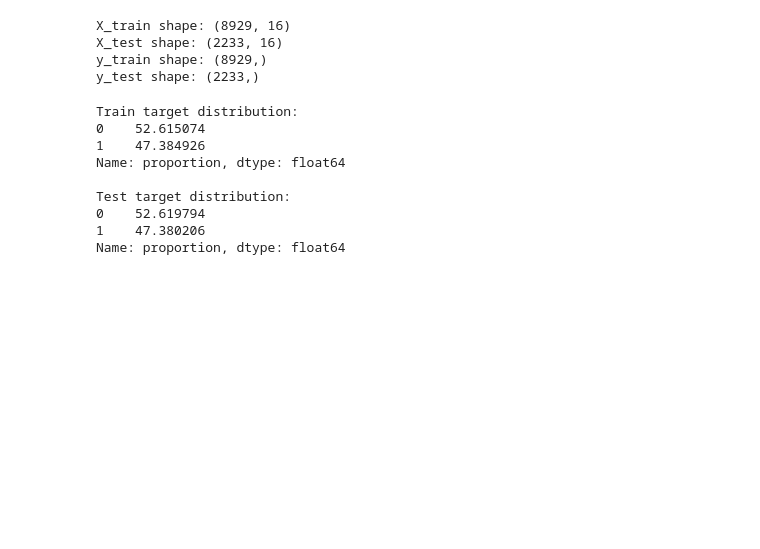
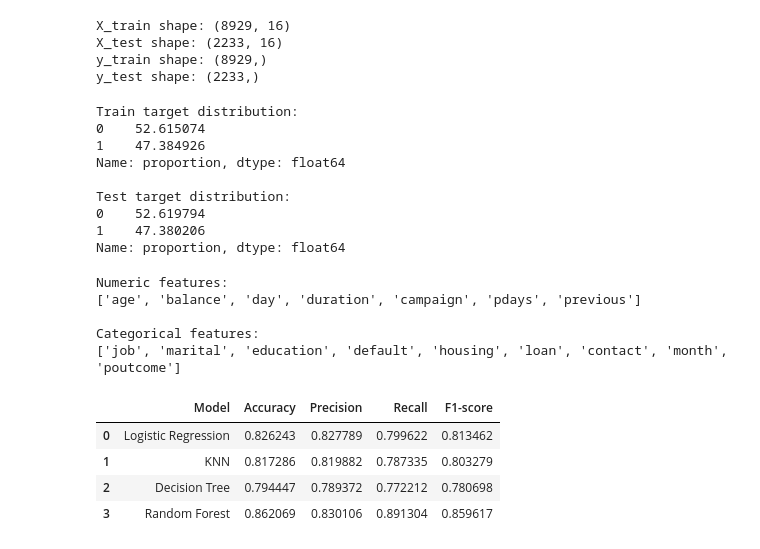
Before and after one commit to erze-haziri/bank-term-deposit-prediction, a Jupyter notebook: bank_term_deposit_analysis.ipynb, the cells around one changed output. Cells and saved outputs as stored; diff of their text form; code cells hidden in the pictures; blank space fills up the shorter version.

```diff
--- a/bank_term_deposit_analysis.ipynb
+++ b/bank_term_deposit_analysis.ipynb
@@ -255,3 +255,28 @@ Test target distribution:
 0    52.619794
 1    47.380206
 Name: proportion, dtype: float64
+# %%
+from sklearn.compose import ColumnTransformer
+from sklearn.preprocessing import OneHotEncoder, StandardScaler
+
+numeric_features = X.select_dtypes(include=["int64", "float64"]).columns
+categorical_features = X.select_dtypes(include=["object"]).columns
+
+preprocessor = ColumnTransformer(
+    transformers=[
+        ("num", StandardScaler(), numeric_features),
+        ("cat", OneHotEncoder(handle_unknown="ignore"), categorical_features)
+    ]
+)
+
+print("Numeric features:")
+print(list(numeric_features))
+
+print("\nCategorical features:")
+print(list(categorical_features))
+# %% [output]
+Numeric features:
+['age', 'balance', 'day', 'duration', 'campaign', 'pdays', 'previous']
+
+Categorical features:
+['job', 'marital', 'education', 'default', 'housing', 'loan', 'contact', 'month', 'poutcome']
@@ -257,0 +298,31 @@ Name: proportion, dtype: float64
+# %%
+baseline_results = []
+baseline_pipelines = {}
+
+for name, model in baseline_models.items():
+    pipeline = Pipeline(steps=[
+        ("preprocessor", preprocessor),
+        ("classifier", model)
+    ])
+
+    pipeline.fit(X_train, y_train)
+    y_pred = pipeline.predict(X_test)
+
+    baseline_pipelines[name] = pipeline
+
+    baseline_results.append({
+        "Model": name,
+        "Accuracy": accuracy_score(y_test, y_pred),
+        "Precision": precision_score(y_test, y_pred),
+        "Recall": recall_score(y_test, y_pred),
+        "F1-score": f1_score(y_test, y_pred)
+    })
+
+baseline_results_df = pd.DataFrame(baseline_results)
+baseline_results_df
+# %% [output]
+|  | Model | Accuracy | Precision | Recall | F1-score |
+| 0 | Logistic Regression | 0.826243 | 0.827789 | 0.799622 | 0.813462 |
+| 1 | KNN | 0.817286 | 0.819882 | 0.787335 | 0.803279 |
+| 2 | Decision Tree | 0.794447 | 0.789372 | 0.772212 | 0.780698 |
+| 3 | Random Forest | 0.862069 | 0.830106 | 0.891304 | 0.859617 |
```
Also changed, not shown: parts of 6 cells of this notebook.
